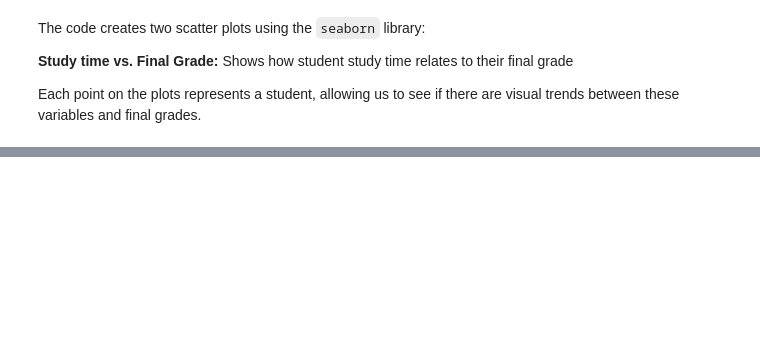
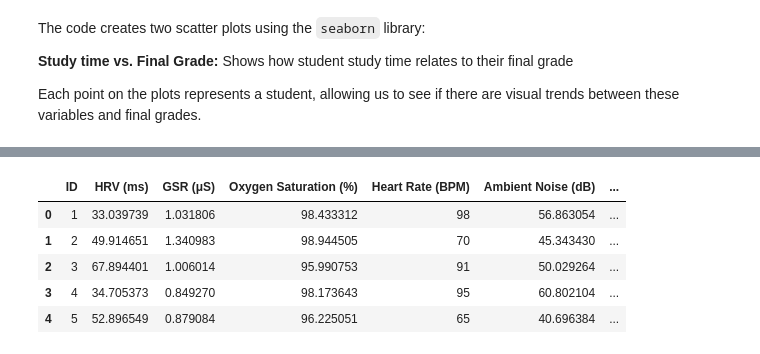
Before and after one commit to yanos84/Tutorials, a Jupyter notebook: SOCIO_TUTO.ipynb, the cells around one changed output, grey strips where cells are left out. Saved outputs shown, nothing was run; the diff lists cells and outputs as text; code cells hidden in the pictures; blank space fills up the shorter version.

```diff
--- a/SOCIO_TUTO.ipynb
+++ b/SOCIO_TUTO.ipynb
@@ -296,0 +328,10 @@ plt.show()
+# %%
+numeric_df = df.select_dtypes(include=['number'])
+numeric_df.head()
+# %% [output]
+|  | ID | HRV (ms) | GSR (μS) | Oxygen Saturation (%) | Heart Rate (BPM) | Ambient Noise (dB) | ... |
+| 0 | 1 | 33.039739 | 1.031806 | 98.433312 | 98 | 56.863054 | ... |
+| 1 | 2 | 49.914651 | 1.340983 | 98.944505 | 70 | 45.343430 | ... |
+| 2 | 3 | 67.894401 | 1.006014 | 95.990753 | 91 | 50.029264 | ... |
+| 3 | 4 | 34.705373 | 0.849270 | 98.173643 | 95 | 60.802104 | ... |
+| 4 | 5 | 52.896549 | 0.879084 | 96.225051 | 65 | 40.696384 | ... |
```
Also changed, not shown: parts of 15 cells of this notebook.
